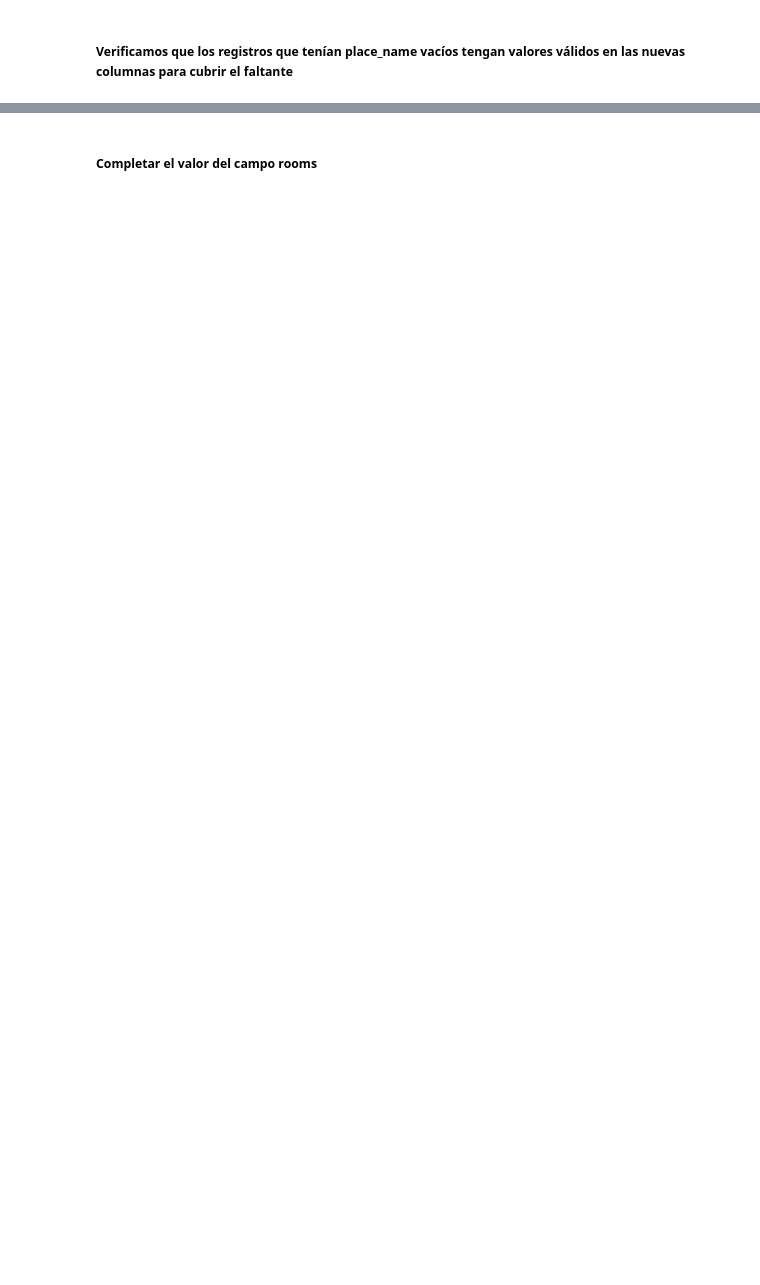
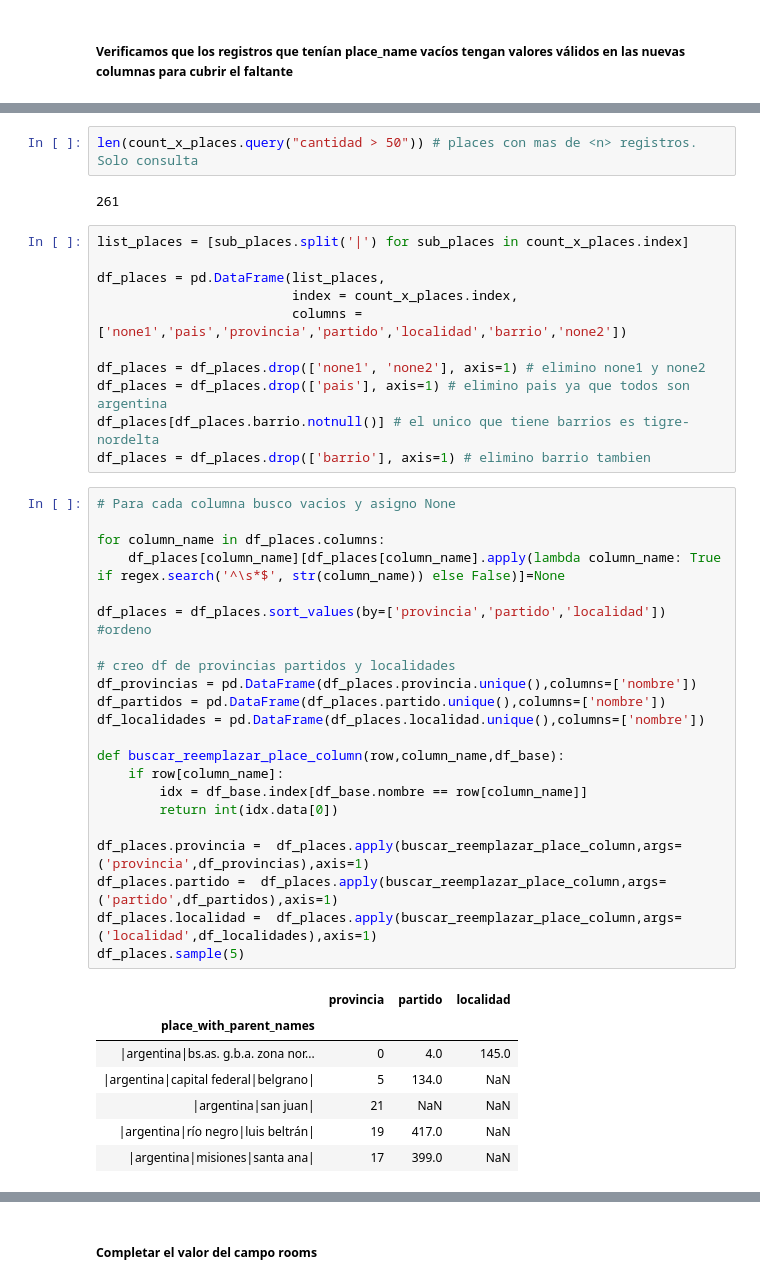
Before and after one commit to rdgagliano/DataScience-Grupo3, a Jupyter notebook: Desafio_1 (entrega 1).ipynb, the cells around one changed output, grey strips where cells are left out. Cells and saved outputs as stored; diff of their text form; blank space fills up the shorter version.

```diff
--- a/Desafio_1 (entrega 1).ipynb
+++ b/Desafio_1 (entrega 1).ipynb
@@ -161,0 +381,45 @@ df[df['place_name'].isna()][['lat','lon','geonames_id','place_name','place_with_
+# %%
+len(count_x_places.query("cantidad > 50")) # places con mas de <n> registros. Solo consulta
+# %% [output]
+261
+# %%
+list_places = [sub_places.split('|') for sub_places in count_x_places.index]
+
+df_places = pd.DataFrame(list_places,
+                         index = count_x_places.index,
+                         columns =['none1','pais','provincia','partido','localidad','barrio','none2'])
+
+df_places = df_places.drop(['none1', 'none2'], axis=1) # elimino none1 y none2
+df_places = df_places.drop(['pais'], axis=1) # elimino pais ya que todos son argentina
+df_places[df_places.barrio.notnull()] # el unico que tiene barrios es tigre-nordelta
+df_places = df_places.drop(['barrio'], axis=1) # elimino barrio tambien
+# %%
+# Para cada columna busco vacios y asigno None
+
+for column_name in df_places.columns:
+    df_places[column_name][df_places[column_name].apply(lambda column_name: True if regex.search('^\s*$', str(column_name)) else False)]=None
+
+df_places = df_places.sort_values(by=['provincia','partido','localidad']) #ordeno
+
+# creo df de provincias partidos y localidades
+df_provincias = pd.DataFrame(df_places.provincia.unique(),columns=['nombre'])
+df_partidos = pd.DataFrame(df_places.partido.unique(),columns=['nombre'])
+df_localidades = pd.DataFrame(df_places.localidad.unique(),columns=['nombre'])
+
+def buscar_reemplazar_place_column(row,column_name,df_base):
+    if row[column_name]:
+        idx = df_base.index[df_base.nombre == row[column_name]]
+        return int(idx.data[0])
+
+df_places.provincia =  df_places.apply(buscar_reemplazar_place_column,args=('provincia',df_provincias),axis=1)
+df_places.partido =  df_places.apply(buscar_reemplazar_place_column,args=('partido',df_partidos),axis=1)
+df_places.localidad =  df_places.apply(buscar_reemplazar_place_column,args=('localidad',df_localidades),axis=1)
+df_places.sample(5)
+# %% [output]
+|  | provincia | partido | localidad |
+| place_with_parent_names |  |  |  |
+| |argentina|bs.as. g.b.a. zona nor... | 0 | 4.0 | 145.0 |
+| |argentina|capital federal|belgrano| | 5 | 134.0 | NaN |
+| |argentina|san juan| | 21 | NaN | NaN |
+| |argentina|río negro|luis beltrán| | 19 | 417.0 | NaN |
+| |argentina|misiones|santa ana| | 17 | 399.0 | NaN |
```
Also changed, not shown: parts of 57 cells of this notebook, 1 other file.
